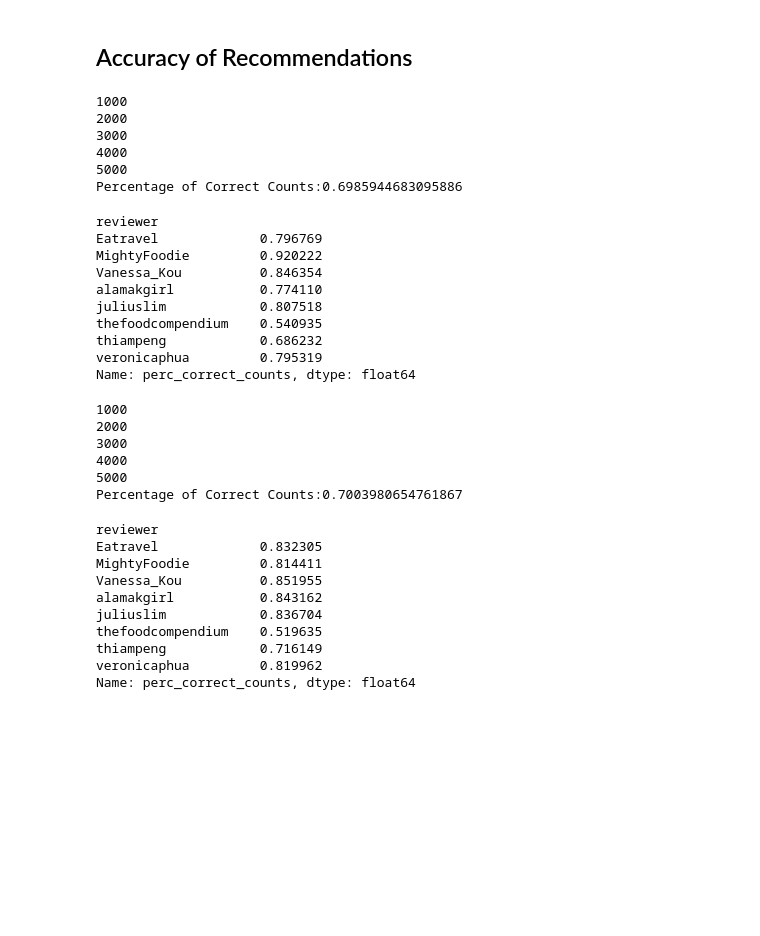
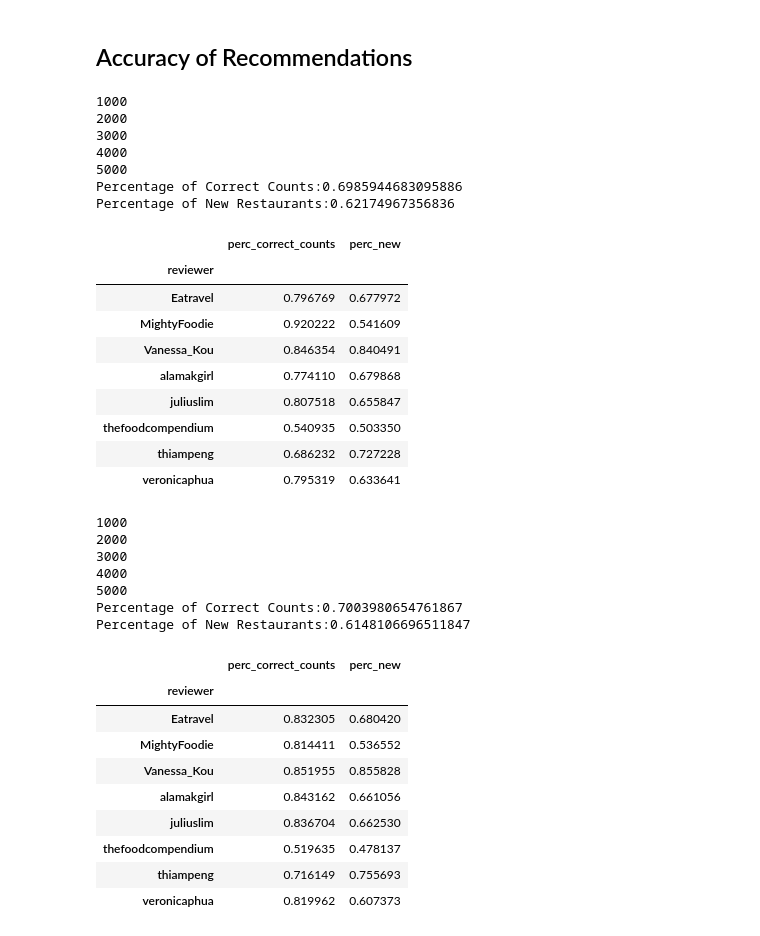
Before and after one commit to sabyeo/bt4221, a Jupyter notebook: sentiment/sentiment_analysis.ipynb, the cells around one changed output. Cells and saved outputs as stored; diff of their text form; code cells hidden in the pictures; blank space fills up the shorter version.

Commit message:
added percentage of new restaurants

```diff
--- a/sentiment/sentiment_analysis.ipynb
+++ b/sentiment/sentiment_analysis.ipynb
@@ -303,7 +303,10 @@ def get_accuracy_counts(data):
     data['old_recomm_count'] = data['old_rest_correct_count']+data['old_rest_wrong_count']
     data['perc_correct_counts'] = data['old_rest_correct_count']/data['old_recomm_count']
     mean = data['perc_correct_counts'].mean()
+    data['perc_new'] = data['new_rest_count']/5
+    mean_new = data['perc_new'].mean()
     print(f'Percentage of Correct Counts:{mean}')
+    print(f'Percentage of New Restaurants:{mean_new}')
     return data
 # %%
 doc2vec_recommendations = get_accuracy_counts(doc2vec_recommendations)
@@ -314,19 +317,20 @@ doc2vec_recommendations = get_accuracy_counts(doc2vec_recommendations)
 4000
 5000
 Percentage of Correct Counts:0.6985944683095886
+Percentage of New Restaurants:0.62174967356836
 # %%
-doc2vec_recommendations.groupby('reviewer')['perc_correct_counts'].mean()
+doc2vec_recommendations.groupby('reviewer')[['perc_correct_counts', 'perc_new']].mean()
 # %% [output]
-reviewer
-Eatravel             0.796769
-MightyFoodie         0.920222
-Vanessa_Kou          0.846354
-alamakgirl           0.774110
-juliuslim            0.807518
-thefoodcompendium    0.540935
-thiampeng            0.686232
-veronicaphua         0.795319
-Name: perc_correct_counts, dtype: float64
+|  | perc_correct_counts | perc_new |
+| reviewer |  |  |
+| Eatravel | 0.796769 | 0.677972 |
+| MightyFoodie | 0.920222 | 0.541609 |
+| Vanessa_Kou | 0.846354 | 0.840491 |
+| alamakgirl | 0.774110 | 0.679868 |
+| juliuslim | 0.807518 | 0.655847 |
+| thefoodcompendium | 0.540935 | 0.503350 |
+| thiampeng | 0.686232 | 0.727228 |
+| veronicaphua | 0.795319 | 0.633641 |
 # %%
 lda_recommendations = get_accuracy_counts(lda_recommendations)
 # %% [output]
@@ -336,16 +340,17 @@ lda_recommendations = get_accuracy_counts(lda_recommendations)
 4000
 5000
 Percentage of Correct Counts:0.7003980654761867
+Percentage of New Restaurants:0.6148106696511847
 # %%
-lda_recommendations.groupby('reviewer')['perc_correct_counts'].mean()
+lda_recommendations.groupby('reviewer')[['perc_correct_counts', 'perc_new']].mean()
 # %% [output]
-reviewer
-Eatravel             0.832305
-MightyFoodie         0.814411
-Vanessa_Kou          0.851955
-alamakgirl           0.843162
-juliuslim            0.836704
-thefoodcompendium    0.519635
-thiampeng            0.716149
-veronicaphua         0.819962
-Name: perc_correct_counts, dtype: float64
+|  | perc_correct_counts | perc_new |
+| reviewer |  |  |
+| Eatravel | 0.832305 | 0.680420 |
+| MightyFoodie | 0.814411 | 0.536552 |
+| Vanessa_Kou | 0.851955 | 0.855828 |
+| alamakgirl | 0.843162 | 0.661056 |
+| juliuslim | 0.836704 | 0.662530 |
+| thefoodcompendium | 0.519635 | 0.478137 |
+| thiampeng | 0.716149 | 0.755693 |
+| veronicaphua | 0.819962 | 0.607373 |
```
